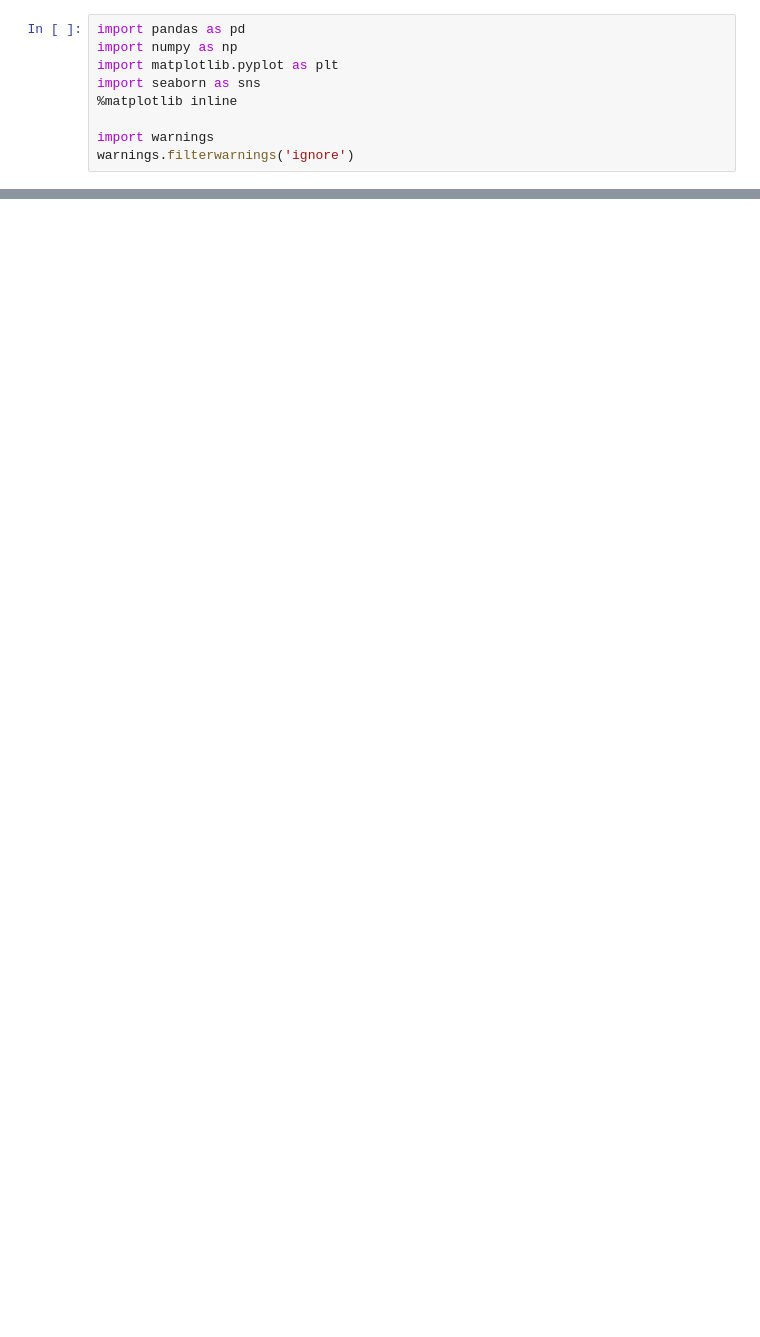
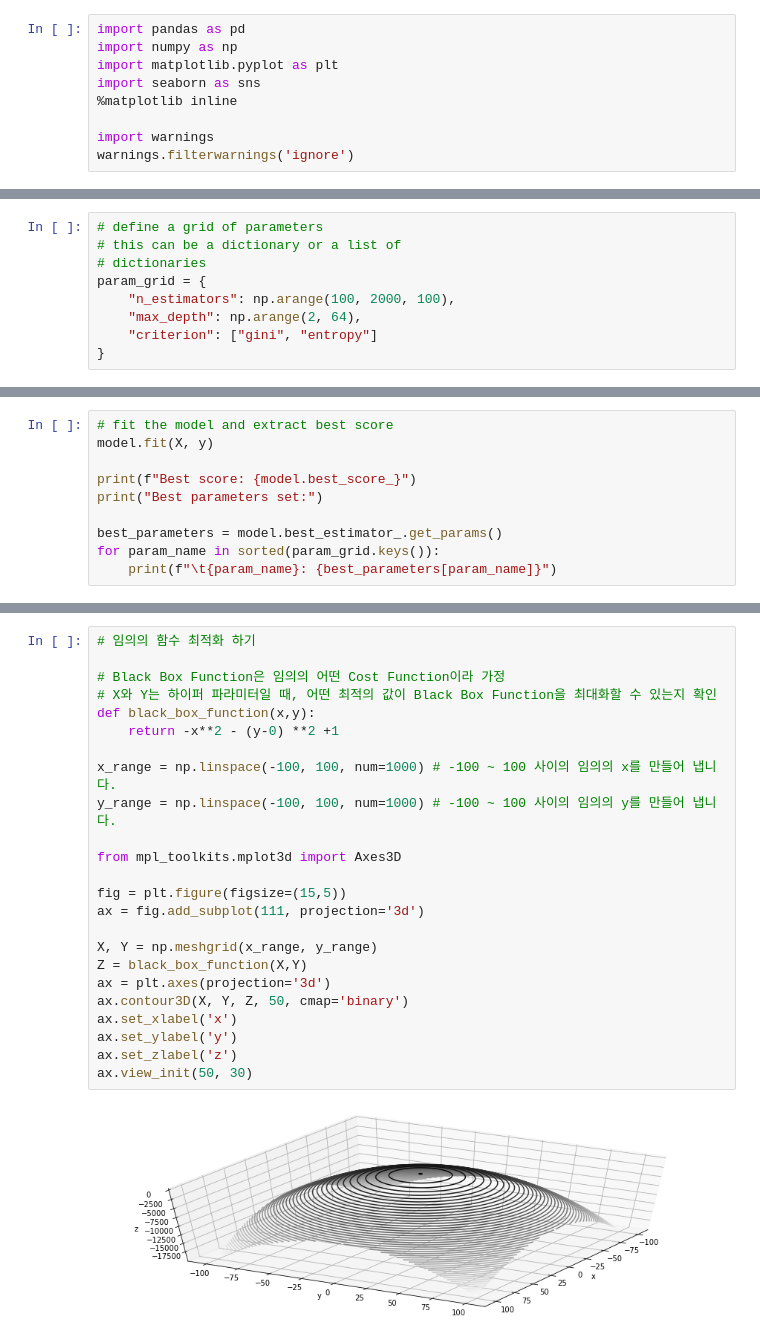
Before and after one commit to luckyspia/TIL, a Jupyter notebook: Machine_Learning/06.Hyper_Parameter_Tuning.ipynb, the cells around one changed output, grey strips where cells are left out. Saved outputs shown, nothing was run; the diff lists cells and outputs as text; blank space fills up the shorter version.

Commit message:
Hyper Parameter Tuning Methods

```diff
--- a/Machine_Learning/06.Hyper_Parameter_Tuning.ipynb
+++ b/Machine_Learning/06.Hyper_Parameter_Tuning.ipynb
@@ -60,0 +100,9 @@ DecisionTreeClassifier(max_depth=5)
+# %%
+# define a grid of parameters
+# this can be a dictionary or a list of
+# dictionaries
+param_grid = {
+    "n_estimators": np.arange(100, 2000, 100),
+    "max_depth": np.arange(2, 64),
+    "criterion": ["gini", "entropy"]
+}
@@ -60,0 +130,10 @@ DecisionTreeClassifier(max_depth=5)
+# %%
+# fit the model and extract best score
+model.fit(X, y)
+
+print(f"Best score: {model.best_score_}")
+print("Best parameters set:")
+
+best_parameters = model.best_estimator_.get_params()
+for param_name in sorted(param_grid.keys()):
+    print(f"\t{param_name}: {best_parameters[param_name]}")
@@ -60,0 +173,26 @@ DecisionTreeClassifier(max_depth=5)
+# %%
+# 임의의 함수 최적화 하기
+
+# Black Box Function은 임의의 어떤 Cost Function이라 가정
+# X와 Y는 하이퍼 파라미터일 때, 어떤 최적의 값이 Black Box Function을 최대화할 수 있는지 확인
+def black_box_function(x,y):
+    return -x**2 - (y-0) **2 +1
+
+x_range = np.linspace(-100, 100, num=1000) # -100 ~ 100 사이의 임의의 x를 만들어 냅니다.
+y_range = np.linspace(-100, 100, num=1000) # -100 ~ 100 사이의 임의의 y를 만들어 냅니다.
+
+from mpl_toolkits.mplot3d import Axes3D
+
+fig = plt.figure(figsize=(15,5))
+ax = fig.add_subplot(111, projection='3d')
+
+X, Y = np.meshgrid(x_range, y_range)
+Z = black_box_function(X,Y)
+ax = plt.axes(projection='3d')
+ax.contour3D(X, Y, Z, 50, cmap='binary')
+ax.set_xlabel('x')
+ax.set_ylabel('y')
+ax.set_zlabel('z')
+ax.view_init(50, 30)
+# %% [output]
+[figure, added]
```
Also changed, not shown: parts of 44 cells of this notebook.
